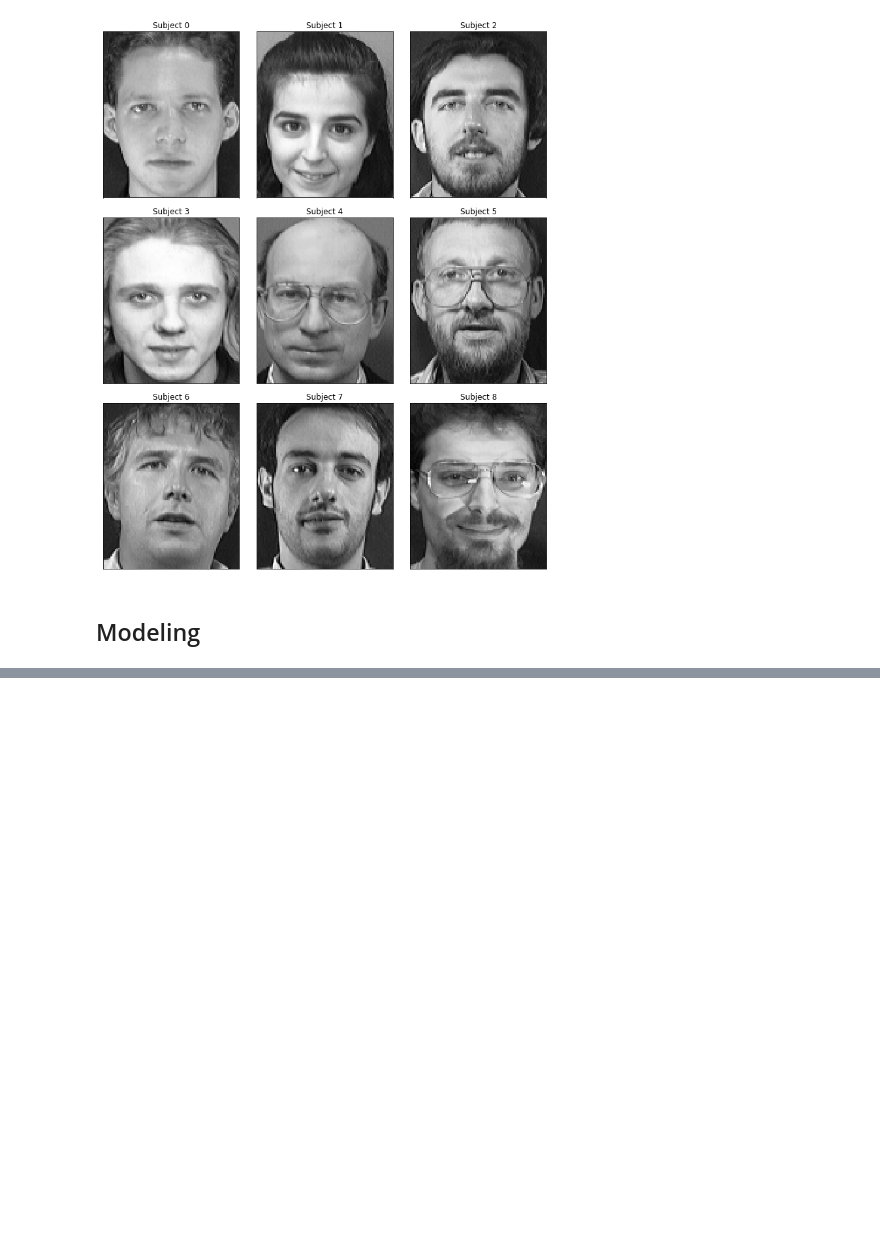
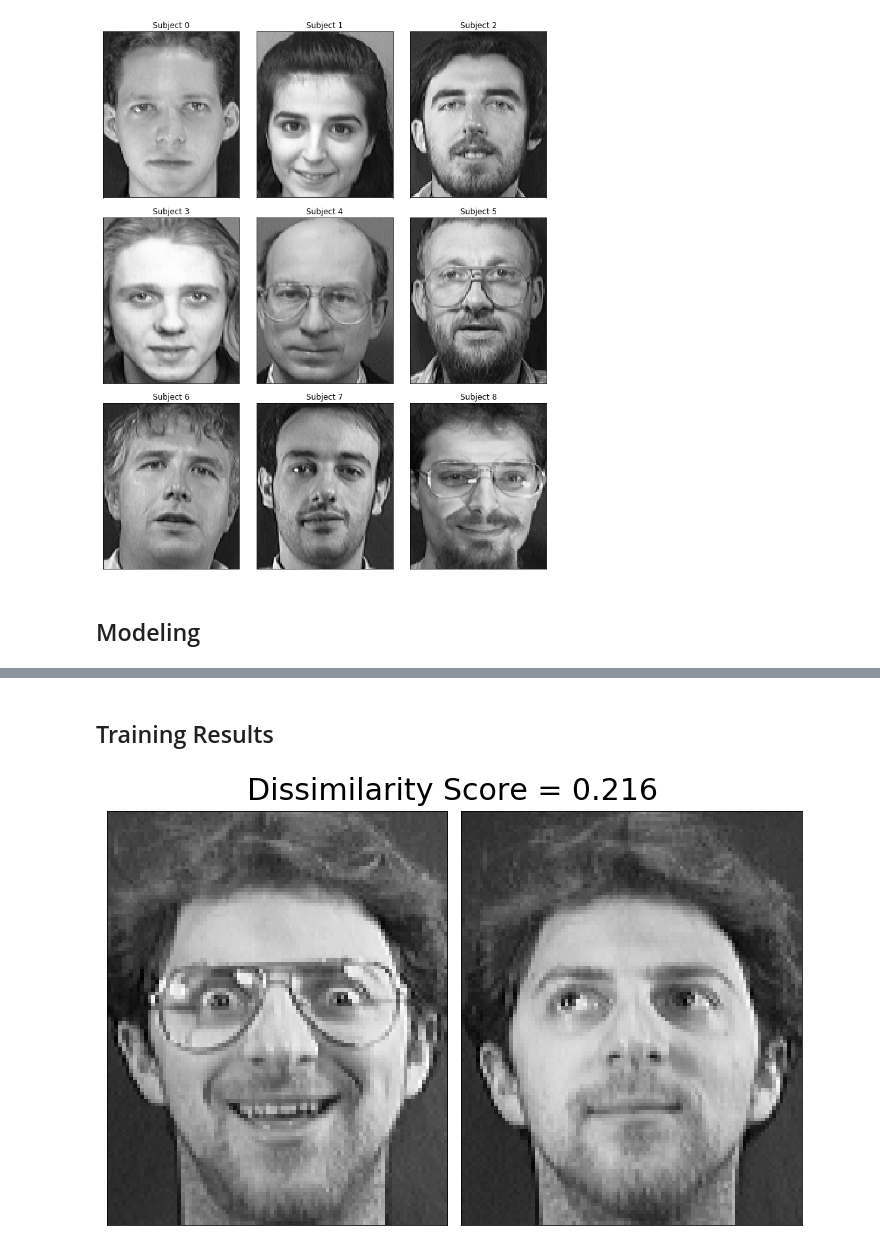
Before and after one commit to rebbrunner/data-science-env, a Jupyter notebook: notebooks/ch7_facial_recognition_siamese.ipynb, the cells around one changed output, grey strips where cells are left out. Saved outputs shown, nothing was run; the diff lists cells and outputs as text; code cells hidden in the pictures; blank space fills up the shorter version.

Commit message:
Add modeling for siamese neural network

```diff
--- a/notebooks/ch7_facial_recognition_siamese.ipynb
+++ b/notebooks/ch7_facial_recognition_siamese.ipynb
@@ -103,0 +184,11 @@ x_train.shape
+# %%
+def contrastive_loss(Y_true, D):
+    margin = 1
+    return K.mean(Y_true * K.square(D) + (1 - Y_true) * K.maximum((margin-D),0))
+# %%
+def accuracy(y_true, y_pred):
+    return K.mean(K.equal(y_true, K.cast(y_pred < 0.5, y_true.dtype)))
+# %%
+model.compile(loss=contrastive_loss, optimizer='adam', metris=[accuracy])
+# %%
+model.fit([training_pairs[:, 0], training_pairs[:, 1]], training_labels, batch_size=64, epochs=10)
@@ -103,0 +217,22 @@ x_train.shape
+# %% [markdown]
+## Training Results
+# %%
+idx1, idx2 = 21, 29
+img1 = np.expand_dims(x_test[idx1], axis=0)
+img2 = np.expand_dims(x_test[idx2], axis=0)
+
+fig, (ax1, ax2) = plt.subplots(1, 2, figsize=(10, 7))
+ax1.imshow(np.squeeze(img1), cmap='gray')
+ax2.imshow(np.squeeze(img2), cmap='gray')
+
+for ax in [ax1, ax2]:
+    ax.grid(False)
+    ax.set_xticks([])
+    ax.set_yticks([])
+
+dissimilarity = model.predict([img1, img2])[0][0]
+fig.suptitle('Dissimilarity Score = {:.3f}'.format(dissimilarity), size=30)
+plt.tight_layout()
+plt.show()
+# %% [output]
+[figure, added]
```
Also changed, not shown: parts of 16 cells of this notebook.
